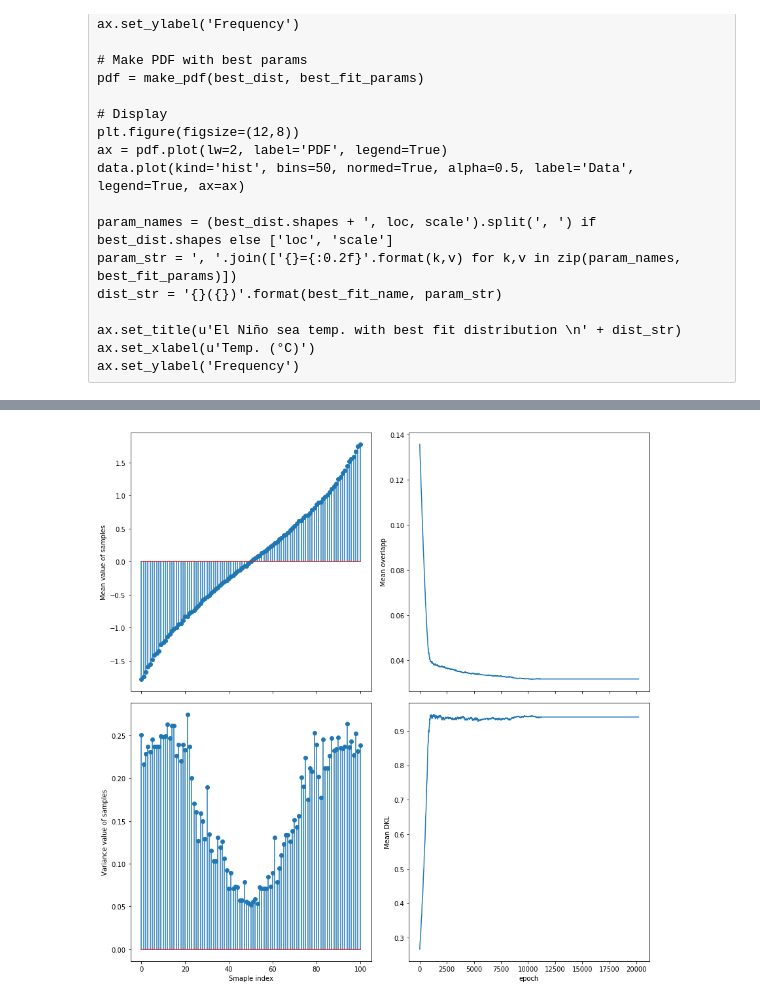
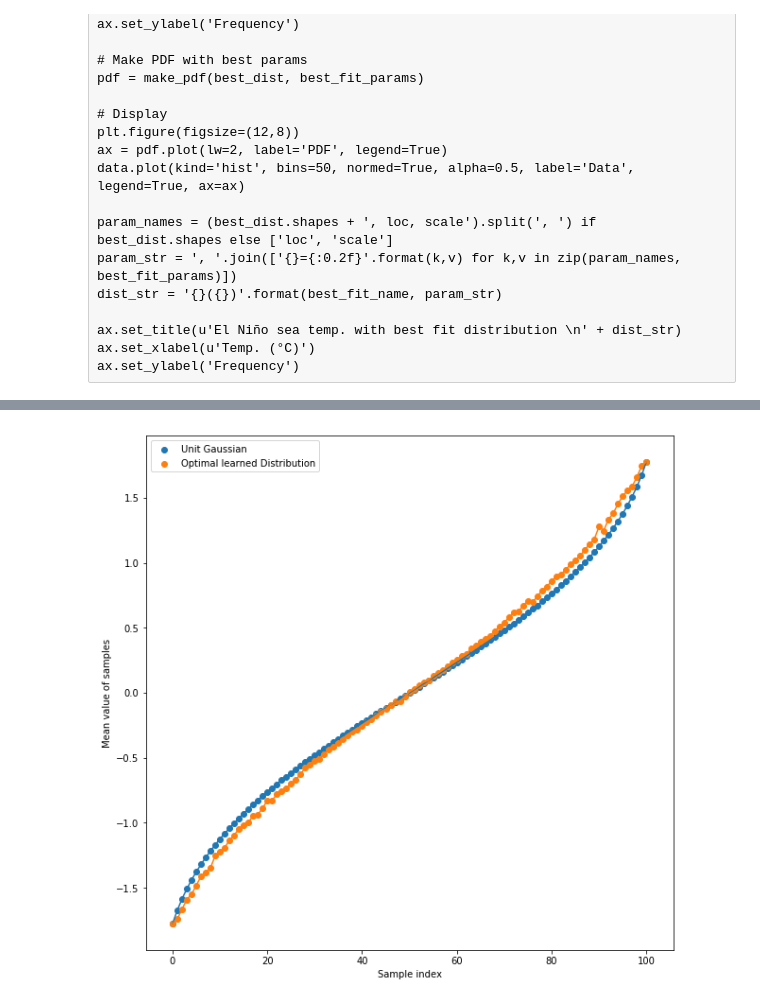
Before and after one commit to tik0/vae_tools, a Jupyter notebook: examples/optimal_latent_distribution.ipynb, the cells around one changed output, grey strips where cells are left out. Drawn from its saved outputs; the diff is of its cells as text; code cells hidden in the pictures.

```diff
--- a/examples/optimal_latent_distribution.ipynb
+++ b/examples/optimal_latent_distribution.ipynb
@@ -558,13 +564,20 @@ Progress:  20101 / 20200
-# %%
-import pickle
-import bz2
-fname = models/optimal_latent_distribution_n101_example.pkl
-if True: # load results from disk
-    sfile = bz2.BZ2File(fname, 'r')
-    results_configuration = pickle.load( sfile )
-else:
-    sfile = bz2.BZ2File(fname, 'w')
-    pickle.dump( results_configuration, sfile )
-plot_best_configuration(results_configuration1)
-# %% [output]
-[figure, removed]
+# %%
+# Show the discrepancy between a Gaussian distribution and the learned distribution
+
+results_configuration = load_store("models/optimal_latent_distribution_n101_example.pkl", None, "load")
+
+n=101
+min = norm.cdf(results_configuration["mean"][-1].min())
+max = norm.cdf(results_configuration["mean"][-1].max())
+
+f, ax = plt.subplots(1,1, figsize=(10,10))
+ax.plot(norm.ppf(np.linspace(min, max, n)))
+ax.scatter(range(n), norm.ppf(np.linspace(min, max, n)), label="Unit Gaussian")
+ax.plot(results_configuration["mean"][-1])
+ax.scatter(range(n), results_configuration["mean"][-1], label="Optimal learned Distribution")
+ax.legend()
+ax.set_xlabel("Sample index")
+ax.set_ylabel("Mean value of samples")
+plt.show()
+# %% [output]
+[figure, added]
```
Also changed, not shown: parts of 3 cells of this notebook.
